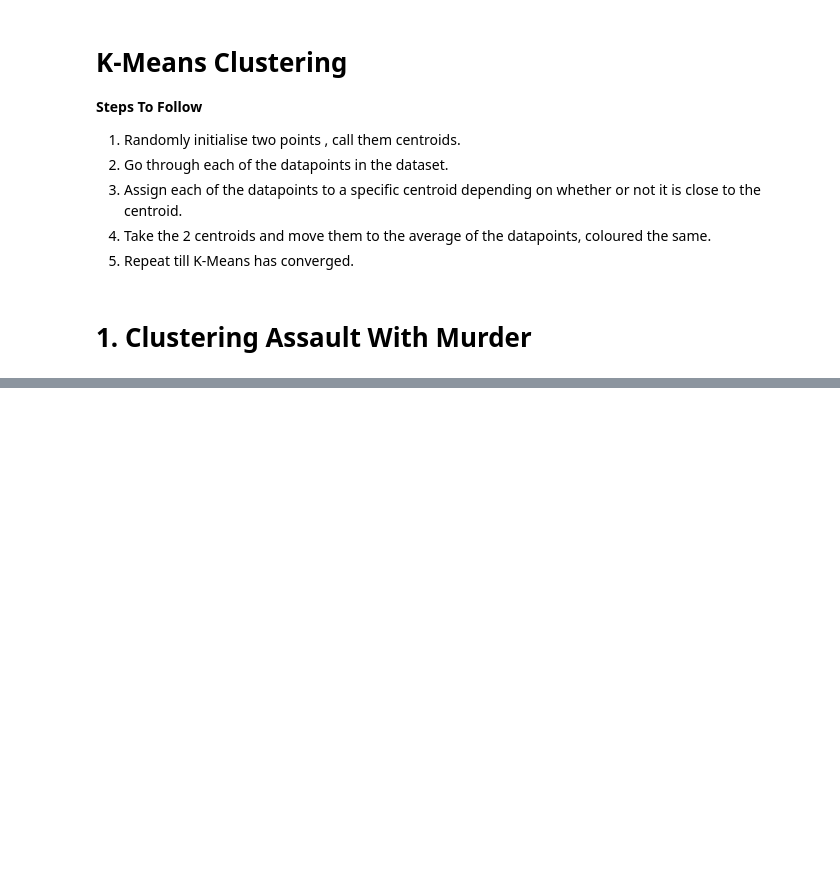
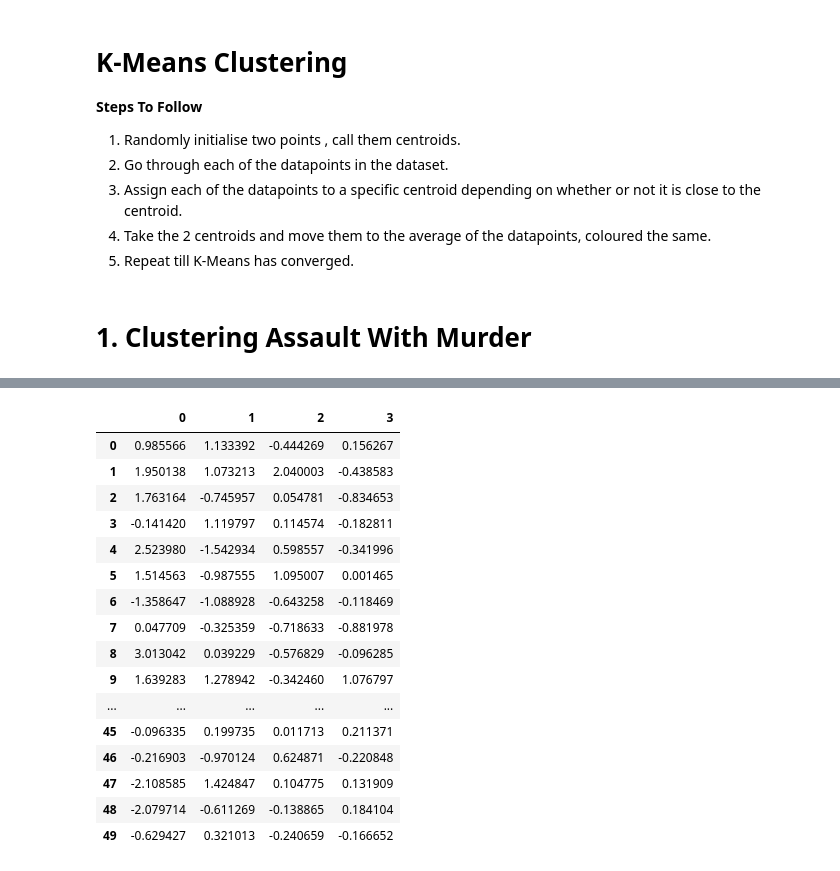
Before and after one commit to TROISTROIS/BLUE-BOOK-FOR-BULLDOZERS, a Jupyter notebook: k-means-practice.ipynb, the cells around one changed output, grey strips where cells are left out. Cells and saved outputs as stored; diff of their text form; code cells hidden in the pictures; blank space fills up the shorter version.

```diff
--- a/k-means-practice.ipynb
+++ b/k-means-practice.ipynb
@@ -131,0 +120,20 @@ df = df.values
+# %%
+PCA_components
+# %% [output]
+|  | 0 | 1 | 2 | 3 |
+| 0 | 0.985566 | 1.133392 | -0.444269 | 0.156267 |
+| 1 | 1.950138 | 1.073213 | 2.040003 | -0.438583 |
+| 2 | 1.763164 | -0.745957 | 0.054781 | -0.834653 |
+| 3 | -0.141420 | 1.119797 | 0.114574 | -0.182811 |
+| 4 | 2.523980 | -1.542934 | 0.598557 | -0.341996 |
+| 5 | 1.514563 | -0.987555 | 1.095007 | 0.001465 |
+| 6 | -1.358647 | -1.088928 | -0.643258 | -0.118469 |
+| 7 | 0.047709 | -0.325359 | -0.718633 | -0.881978 |
+| 8 | 3.013042 | 0.039229 | -0.576829 | -0.096285 |
+| 9 | 1.639283 | 1.278942 | -0.342460 | 1.076797 |
+| ... | ... | ... | ... | ... |
+| 45 | -0.096335 | 0.199735 | 0.011713 | 0.211371 |
+| 46 | -0.216903 | -0.970124 | 0.624871 | -0.220848 |
+| 47 | -2.108585 | 1.424847 | 0.104775 | 0.131909 |
+| 48 | -2.079714 | -0.611269 | -0.138865 | 0.184104 |
+| 49 | -0.629427 | 0.321013 | -0.240659 | -0.166652 |
```
Also changed, not shown: parts of 11 cells of this notebook.
